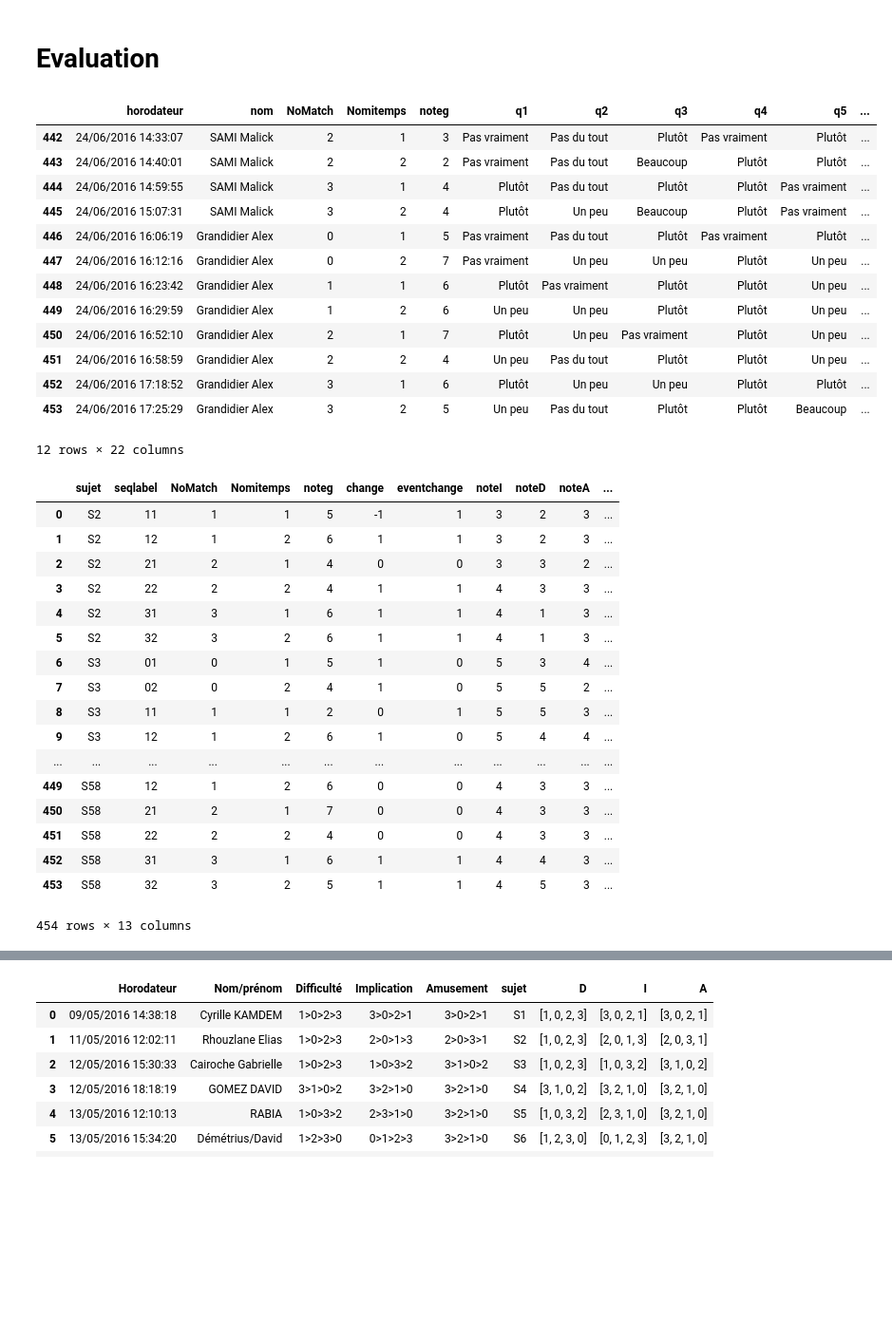
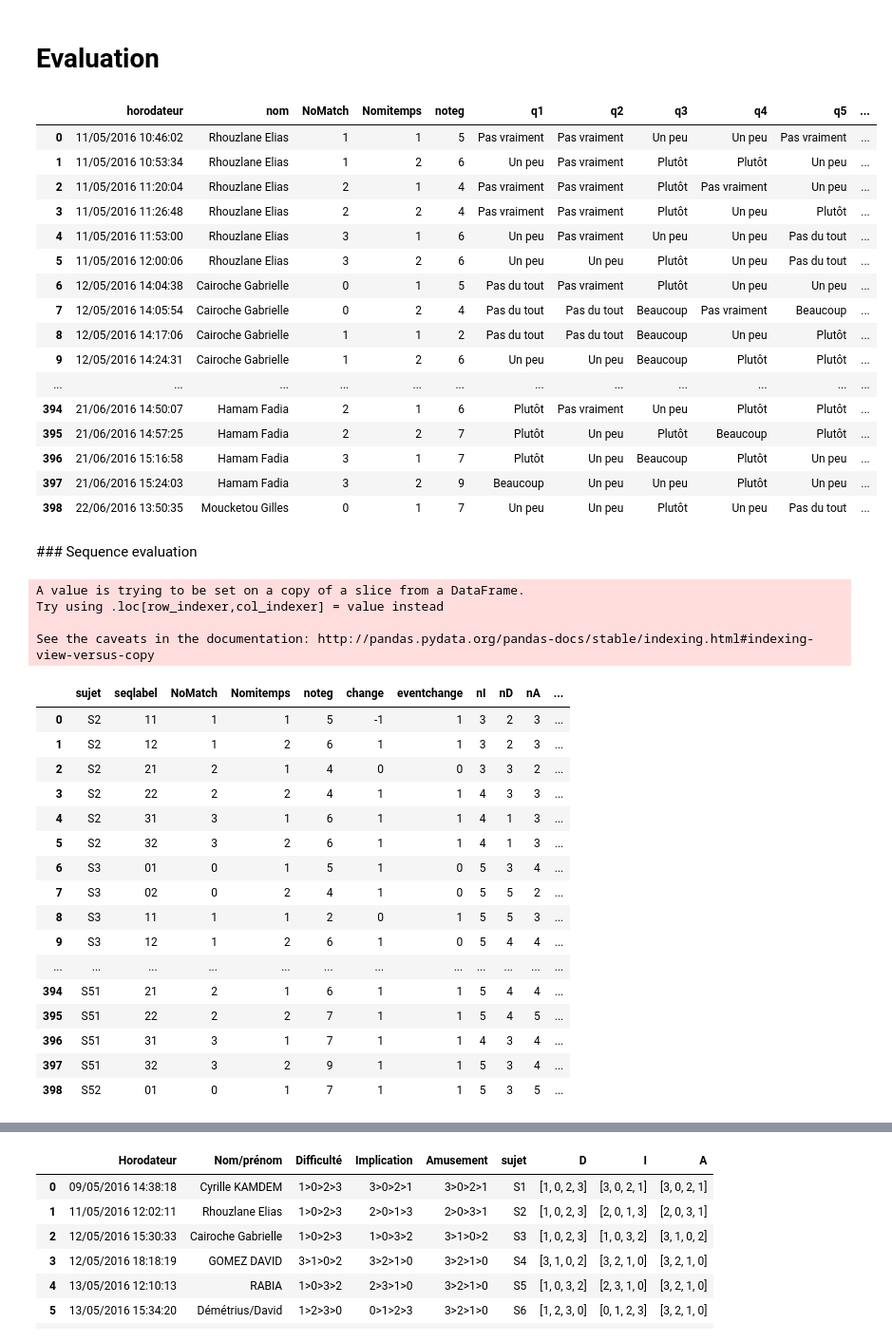
Before and after one commit to ywenlu/FifaXP, a Jupyter notebook: Match.ipynb, the cells around one changed output, grey strips where cells are left out. Shown at 95% size. Drawn from its saved outputs; the diff is of its cells as text; code cells hidden in the pictures; blank space fills up the shorter version.

Commit message:
event based tests

```diff
--- a/Match.ipynb
+++ b/Match.ipynb
@@ -18,35 +34,39 @@ height has been deprecated.
 # %%
 Datapath='./../Dataeva/'
 evaluationfile=Datapath+'evaluationn.csv'
 dfe=pd.read_csv(evaluationfile,sep=',')
 #add sequence label(entrainement-0,match1-1,match2-2,match3-3)+(1°mitemps-1, 2°mitemps-2) 01,02
 dfe.ix[dfe['Numéro du Match']=='entrainement',2]=0
 dfe.ix[dfe['Quelle mi-temps ?']=='1° Mi-temps',3]=1
 dfe.ix[dfe['Quelle mi-temps ?']=='2° Mi-temps',3]=2
 dfe['seqlabel']=dfe.apply(lambda row: str(row['Numéro du Match'])+str(row['Quelle mi-temps ?']),axis=1)
 #Add Subject label: S2-S58
 dfe['sujet']=pd.Series(['S2']*6+map(lambda t: t[0]+str(t[1]),
     zip(['S']*56*8,[i for i in range(3,59) for _ in range(8)])))
 
 dfe.columns = ['horodateur', 'nom','NoMatch','Nomitemps',
                'noteg','q1','q2','q3','q4','q5','q6','q7','q8',
-               'change','emotion','noteI','noteD','noteA','eventchange','quelevent','seqlabel','sujet']
-dfe.tail(12)
+               'change','emotion','nI','nD','nA','eventchange','quelevent','seqlabel','sujet']
+#dfe[dfe.drop(['quelevent','emotion'],axis=1).isnull().any(axis=1)]
+dfe
 # %% [output]
 |  | horodateur | nom | NoMatch | Nomitemps | noteg | q1 | q2 | q3 | q4 | q5 | ... |
-| 442 | 24/06/2016 14:33:07 | SAMI Malick | 2 | 1 | 3 | Pas vraiment | Pas du tout | Plutôt | Pas vraiment | Plutôt | ... |
-| 443 | 24/06/2016 14:40:01 | SAMI Malick | 2 | 2 | 2 | Pas vraiment | Pas du tout | Beaucoup | Plutôt | Plutôt | ... |
-| 444 | 24/06/2016 14:59:55 | SAMI Malick | 3 | 1 | 4 | Plutôt | Pas du tout | Plutôt | Plutôt | Pas vraiment | ... |
-| 445 | 24/06/2016 15:07:31 | SAMI Malick | 3 | 2 | 4 | Plutôt | Un peu | Beaucoup | Plutôt | Pas vraiment | ... |
-| 446 | 24/06/2016 16:06:19 | Grandidier Alex | 0 | 1 | 5 | Pas vraiment | Pas du tout | Plutôt | Pas vraiment | Plutôt | ... |
-| 447 | 24/06/2016 16:12:16 | Grandidier Alex | 0 | 2 | 7 | Pas vraiment | Un peu | Un peu | Plutôt | Un peu | ... |
-| 448 | 24/06/2016 16:23:42 | Grandidier Alex | 1 | 1 | 6 | Plutôt | Pas vraiment | Plutôt | Plutôt | Un peu | ... |
-| 449 | 24/06/2016 16:29:59 | Grandidier Alex | 1 | 2 | 6 | Un peu | Un peu | Plutôt | Plutôt | Un peu | ... |
-| 450 | 24/06/2016 16:52:10 | Grandidier Alex | 2 | 1 | 7 | Plutôt | Un peu | Pas vraiment | Plutôt | Un peu | ... |
-| 451 | 24/06/2016 16:58:59 | Grandidier Alex | 2 | 2 | 4 | Un peu | Pas du tout | Plutôt | Plutôt | Un peu | ... |
-| 452 | 24/06/2016 17:18:52 | Grandidier Alex | 3 | 1 | 6 | Plutôt | Un peu | Un peu | Plutôt | Plutôt | ... |
-| 453 | 24/06/2016 17:25:29 | Grandidier Alex | 3 | 2 | 5 | Un peu | Pas du tout | Plutôt | Plutôt | Beaucoup | ... |
+| 0 | 11/05/2016 10:46:02 | Rhouzlane Elias | 1 | 1 | 5 | Pas vraiment | Pas vraiment | Un peu | Un peu | Pas vraiment | ... |
+| 1 | 11/05/2016 10:53:34 | Rhouzlane Elias | 1 | 2 | 6 | Un peu | Pas vraiment | Plutôt | Plutôt | Un peu | ... |
+| 2 | 11/05/2016 11:20:04 | Rhouzlane Elias | 2 | 1 | 4 | Pas vraiment | Pas vraiment | Plutôt | Pas vraiment | Un peu | ... |
+| 3 | 11/05/2016 11:26:48 | Rhouzlane Elias | 2 | 2 | 4 | Pas vraiment | Pas vraiment | Plutôt | Un peu | Plutôt | ... |
+| 4 | 11/05/2016 11:53:00 | Rhouzlane Elias | 3 | 1 | 6 | Un peu | Pas vraiment | Un peu | Un peu | Pas du tout | ... |
+| 5 | 11/05/2016 12:00:06 | Rhouzlane Elias | 3 | 2 | 6 | Un peu | Un peu | Plutôt | Un peu | Pas du tout | ... |
+| 6 | 12/05/2016 14:04:38 | Cairoche Gabrielle | 0 | 1 | 5 | Pas du tout | Pas vraiment | Plutôt | Un peu | Un peu | ... |
+| 7 | 12/05/2016 14:05:54 | Cairoche Gabrielle | 0 | 2 | 4 | Pas du tout | Pas du tout | Beaucoup | Pas vraiment | Beaucoup | ... |
+| 8 | 12/05/2016 14:17:06 | Cairoche Gabrielle | 1 | 1 | 2 | Pas du tout | Pas du tout | Beaucoup | Un peu | Plutôt | ... |
+| 9 | 12/05/2016 14:24:31 | Cairoche Gabrielle | 1 | 2 | 6 | Un peu | Un peu | Beaucoup | Plutôt | Plutôt | ... |
+| ... | ... | ... | ... | ... | ... | ... | ... | ... | ... | ... | ... |
+| 394 | 21/06/2016 14:50:07 | Hamam Fadia | 2 | 1 | 6 | Plutôt | Pas vraiment | Un peu | Plutôt | Plutôt | ... |
+| 395 | 21/06/2016 14:57:25 | Hamam Fadia | 2 | 2 | 7 | Plutôt | Un peu | Plutôt | Beaucoup | Plutôt | ... |
+| 396 | 21/06/2016 15:16:58 | Hamam Fadia | 3 | 1 | 7 | Plutôt | Un peu | Beaucoup | Plutôt | Un peu | ... |
+| 397 | 21/06/2016 15:24:03 | Hamam Fadia | 3 | 2 | 9 | Beaucoup | Un peu | Un peu | Plutôt | Un peu | ... |
+| 398 | 22/06/2016 13:50:35 | Moucketou Gilles | 0 | 1 | 7 | Un peu | Un peu | Plutôt | Un peu | Pas du tout | ... |
-12 rows × 22 columns
 # %%
 def evanote(option):
     return {
@@ -72,20 +92,28 @@ def qnote(row):
 #q6: concentré
 #q7: autre chose
 #q8: ennuyé
+# %% [markdown]
+<a id='sequence'></a>
+### Sequence evaluation
 # %%
 dfe['qnote']=dfe.apply (lambda row: qnote(row),axis=1)
 dfe['qI']=dfe.apply(lambda row: row['qnote'][2],axis=1)
 dfe['qD']=dfe.apply(lambda row: row['qnote'][1],axis=1)
 dfe['qA']=dfe.apply(lambda row: row['qnote'][0],axis=1)
-dfe.ix[dfe['eventchange']=='Oui','eventchange']=1
-dfe.ix[dfe['eventchange']=='Non','eventchange']=0
-dfe.ix[dfe['change']=='Oui','change']=1
-dfe.ix[dfe['change']=='Non','change']=0
-dfe.ix[dfe['change']=='Peut-être','change']=-1
-evadf=dfe[['sujet','seqlabel','NoMatch','Nomitemps','noteg','change','eventchange','noteI','noteD','noteA','qI','qD','qA']]
+dfe.loc[dfe['eventchange']=='Oui','eventchange']=1
+dfe.loc[dfe['eventchange']=='Non','eventchange']=0
+dfe.loc[dfe['change']=='Oui','change']=1
+dfe.loc[dfe['change']=='Non','change']=0
+dfe.loc[dfe['change']=='Peut-être','change']=-1
+evadf=dfe[['sujet','seqlabel','NoMatch','Nomitemps','noteg','change','eventchange','nI','nD','nA','qI','qD','qA']]
+evadf['sujetnum']=evadf.apply(lambda row: int((row['sujet'])[1::]),axis=1)
 evadf
 # %% [output]
+A value is trying to be set on a copy of a slice from a DataFrame.
+Try using .loc[row_indexer,col_indexer] = value instead
+
+See the caveats in the documentation: http://pandas.pydata.org/pandas-docs/stable/indexing.html#indexing-view-versus-copy
-|  | sujet | seqlabel | NoMatch | Nomitemps | noteg | change | eventchange | noteI | noteD | noteA | ... |
+|  | sujet | seqlabel | NoMatch | Nomitemps | noteg | change | eventchange | nI | nD | nA | ... |
 | 0 | S2 | 11 | 1 | 1 | 5 | -1 | 1 | 3 | 2 | 3 | ... |
 | 1 | S2 | 12 | 1 | 2 | 6 | 1 | 1 | 3 | 2 | 3 | ... |
 | 2 | S2 | 21 | 2 | 1 | 4 | 0 | 0 | 3 | 3 | 2 | ... |
@@ -97,9 +125,8 @@ evadf
 | 8 | S3 | 11 | 1 | 1 | 2 | 0 | 1 | 5 | 5 | 3 | ... |
 | 9 | S3 | 12 | 1 | 2 | 6 | 1 | 0 | 5 | 4 | 4 | ... |
 | ... | ... | ... | ... | ... | ... | ... | ... | ... | ... | ... | ... |
-| 449 | S58 | 12 | 1 | 2 | 6 | 0 | 0 | 4 | 3 | 3 | ... |
-| 450 | S58 | 21 | 2 | 1 | 7 | 0 | 0 | 4 | 3 | 3 | ... |
-| 451 | S58 | 22 | 2 | 2 | 4 | 0 | 0 | 4 | 3 | 3 | ... |
-| 452 | S58 | 31 | 3 | 1 | 6 | 1 | 1 | 4 | 4 | 3 | ... |
-| 453 | S58 | 32 | 3 | 2 | 5 | 1 | 1 | 4 | 5 | 3 | ... |
+| 394 | S51 | 21 | 2 | 1 | 6 | 1 | 1 | 5 | 4 | 4 | ... |
+| 395 | S51 | 22 | 2 | 2 | 7 | 1 | 1 | 5 | 4 | 5 | ... |
+| 396 | S51 | 31 | 3 | 1 | 7 | 1 | 1 | 4 | 3 | 4 | ... |
+| 397 | S51 | 32 | 3 | 2 | 9 | 1 | 1 | 5 | 3 | 4 | ... |
+| 398 | S52 | 01 | 0 | 1 | 7 | 1 | 1 | 5 | 3 | 5 | ... |
-454 rows × 13 columns
```
Also changed, not shown: parts of 68 cells of this notebook, 24 other files.
